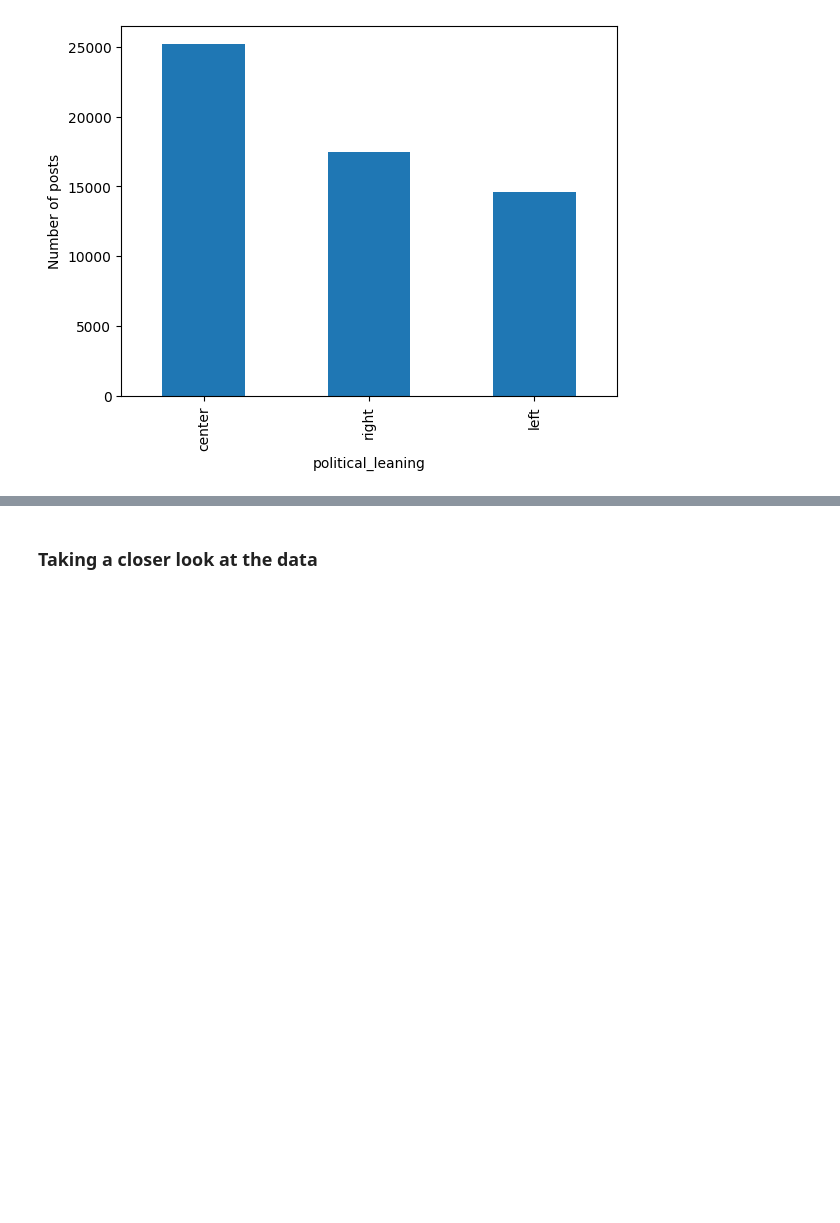
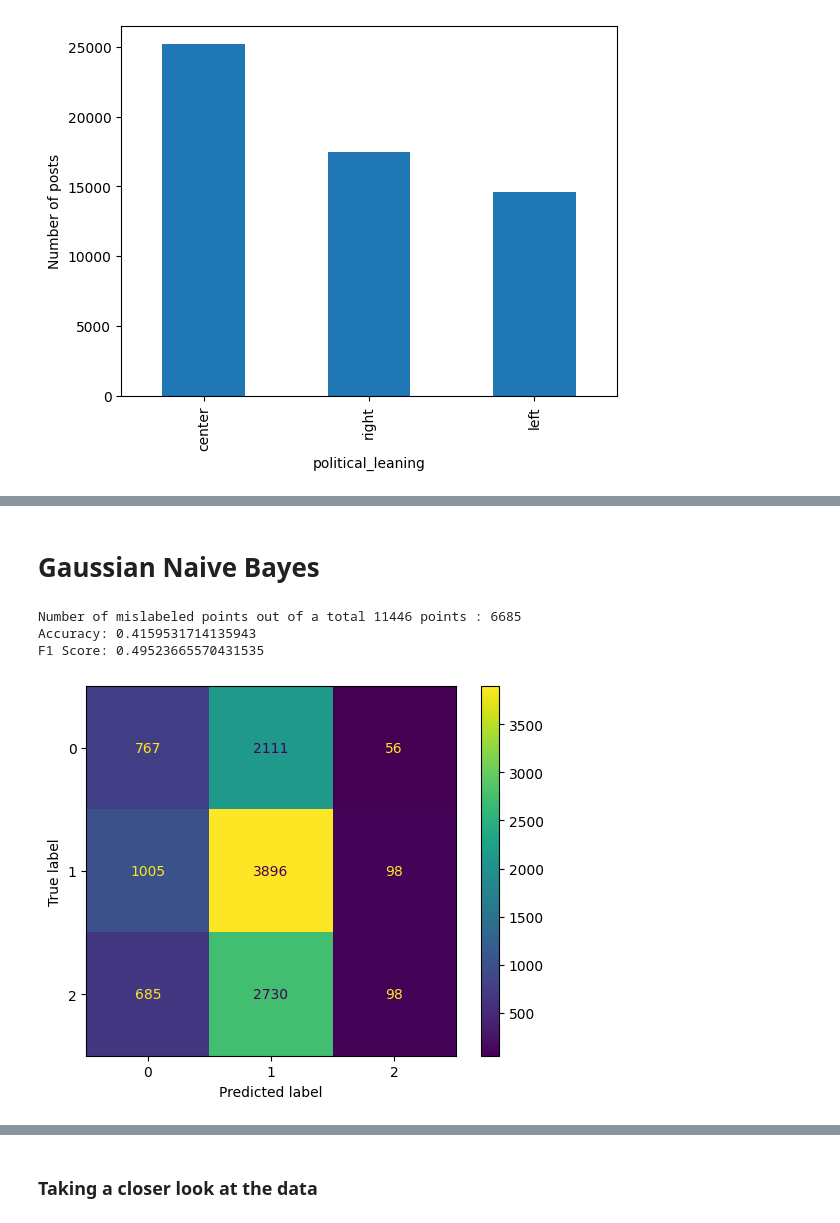
Before and after one commit to Bachelor-Data-Science/Language-AI, a Jupyter notebook: Data Exploration.ipynb, the cells around one changed output, grey strips where cells are left out. Cells and saved outputs as stored; diff of their text form; code cells hidden in the pictures; blank space fills up the shorter version.

```diff
--- a/Data Exploration.ipynb
+++ b/Data Exploration.ipynb
@@ -78,0 +286,30 @@ Notes:
+# %% [markdown]
+# Gaussian Naive Bayes
+# %%
+# Split the data into features (X) and target (Y)
+X = df_politics[super_significant]
+Y = df_politics['political_leaning_id']
+
+# Split the data into training and test sets
+X_train, X_test, y_train, y_test = train_test_split(X, Y, test_size=0.2, random_state=42)
+
+gnb = GaussianNB()
+
+y_pred = gnb.fit(X_train, y_train).predict(X_test)
+print("Number of mislabeled points out of a total %d points : %d"
+      % (X_test.shape[0], (y_test != y_pred).sum()))
+
+y_pred = gnb.predict(X_test)
+accuray = accuracy_score(y_pred, y_test)
+f1 = f1_score(y_pred, y_test, average="weighted")
+
+print("Accuracy:", accuray)
+print("F1 Score:", f1)
+
+cnf_matrix = confusion_matrix(y_test, y_pred)
+ConfusionMatrixDisplay(confusion_matrix=cnf_matrix).plot();
+# %% [output]
+Number of mislabeled points out of a total 11446 points : 6685
+Accuracy: 0.4159531714135943
+F1 Score: 0.49523665570431535
+[figure, added]
```
Also changed, not shown: parts of 38 cells of this notebook.
